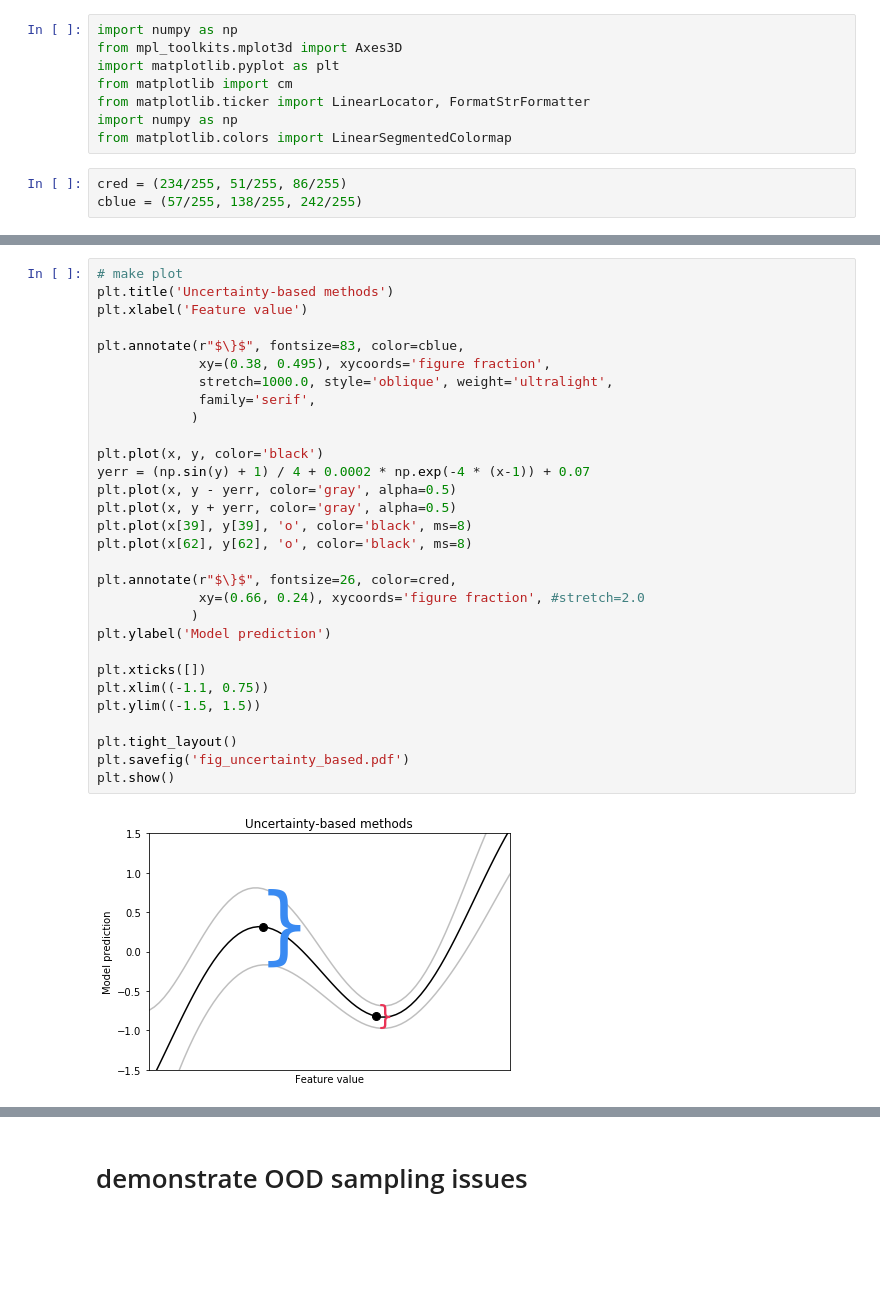
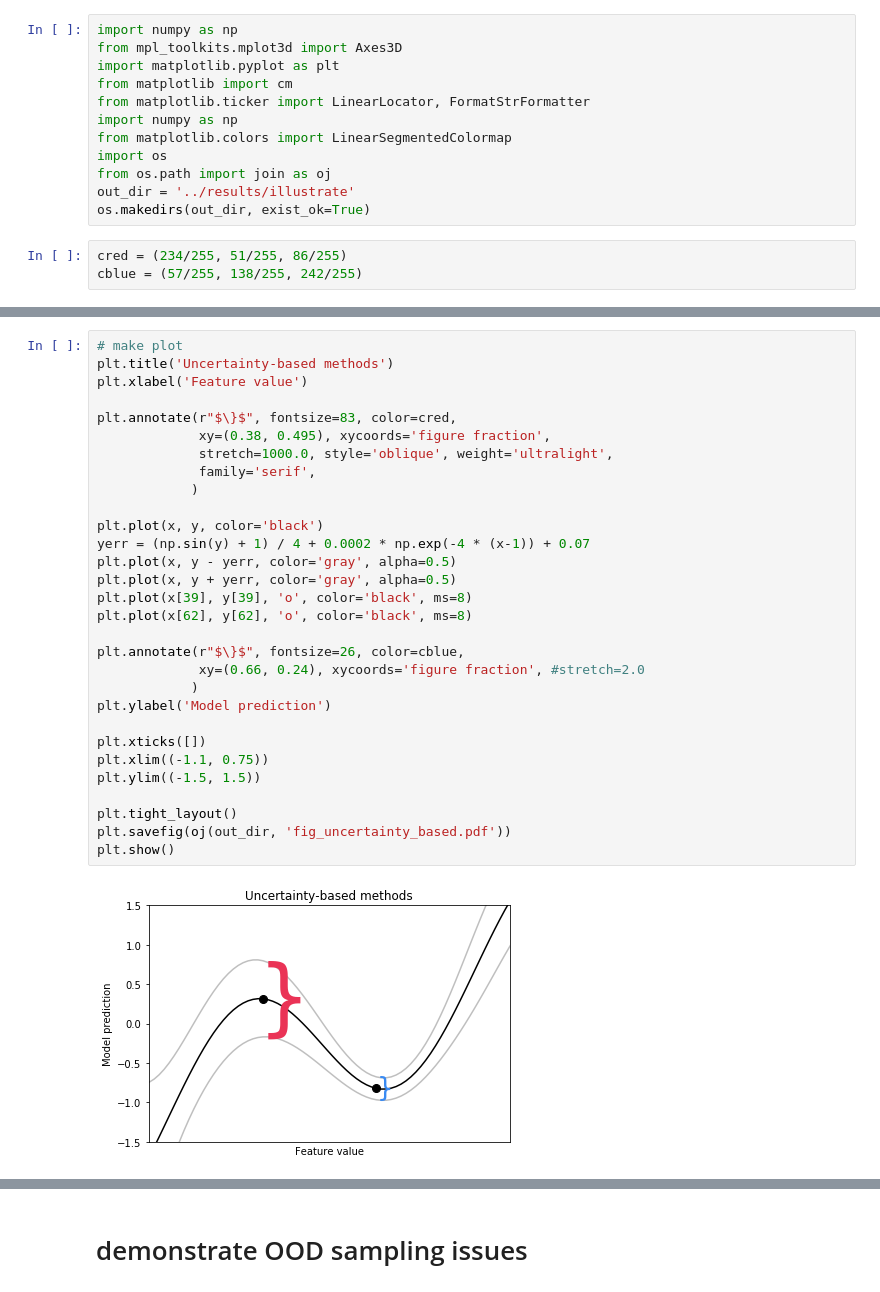
Before and after one commit to Pacmed/sensible-local-interpretations, a Jupyter notebook: sim/eda_illustrate.ipynb, the cells around one changed output, grey strips where cells are left out. Cells and saved outputs as stored; diff of their text form; blank space fills up the shorter version.

```diff
--- a/sim/eda_illustrate.ipynb
+++ b/sim/eda_illustrate.ipynb
@@ -6,6 +6,10 @@ from matplotlib import cm
 from matplotlib.ticker import LinearLocator, FormatStrFormatter
 import numpy as np
 from matplotlib.colors import LinearSegmentedColormap
+import os
+from os.path import join as oj
+out_dir = '../results/illustrate'
+os.makedirs(out_dir, exist_ok=True)
 # %%
 cred = (234/255, 51/255, 86/255)
 cblue = (57/255, 138/255, 242/255)
@@ -73,35 +77,35 @@ plt.show()
 # %%
 # make plot
 plt.title('Uncertainty-based methods')
 plt.xlabel('Feature value')
 
-plt.annotate(r"$\}$", fontsize=83, color=cblue,
+plt.annotate(r"$\}$", fontsize=83, color=cred,
              xy=(0.38, 0.495), xycoords='figure fraction',
              stretch=1000.0, style='oblique', weight='ultralight',
              family='serif',
             )
 
 plt.plot(x, y, color='black')
 yerr = (np.sin(y) + 1) / 4 + 0.0002 * np.exp(-4 * (x-1)) + 0.07
 plt.plot(x, y - yerr, color='gray', alpha=0.5)
 plt.plot(x, y + yerr, color='gray', alpha=0.5)
 plt.plot(x[39], y[39], 'o', color='black', ms=8)
 plt.plot(x[62], y[62], 'o', color='black', ms=8)
 
-plt.annotate(r"$\}$", fontsize=26, color=cred,
+plt.annotate(r"$\}$", fontsize=26, color=cblue,
              xy=(0.66, 0.24), xycoords='figure fraction', #stretch=2.0
             )
 plt.ylabel('Model prediction')
 
 plt.xticks([])
 plt.xlim((-1.1, 0.75))
 plt.ylim((-1.5, 1.5))
 
 plt.tight_layout()
-plt.savefig('fig_uncertainty_based.pdf')
+plt.savefig(oj(out_dir, 'fig_uncertainty_based.pdf'))
 plt.show()
 # %% [output]
-[figure, old version]
+[figure, new version]
 # %%
 # plot generating function
 x = np.linspace(-1.5, 1, 100)
```
Also changed, not shown: parts of 6 cells of this notebook, 5 other files.
